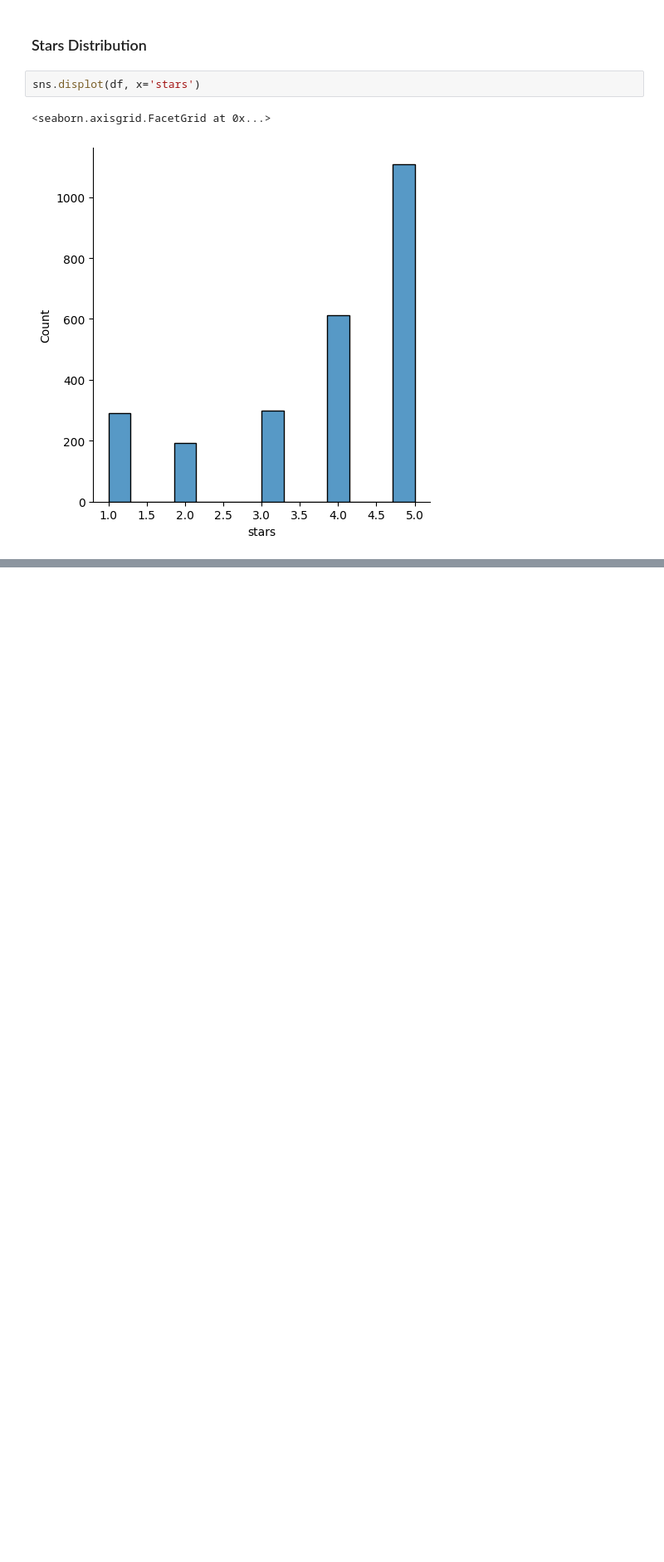
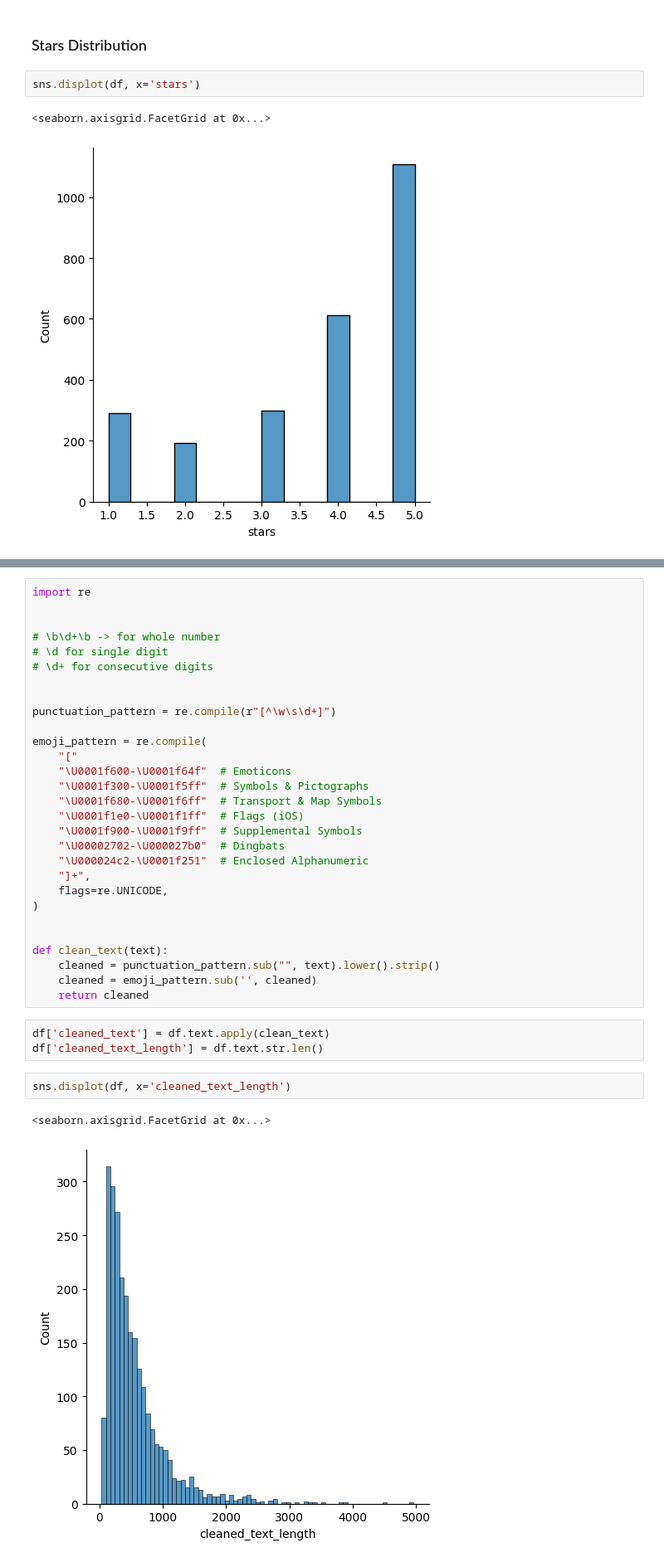
Before and after one commit to sid-146/streaming-and-nlp, a Jupyter notebook: src/notebooks/nlp_basics.ipynb, the cells around one changed output, grey strips where cells are left out. Shown at 83% size. Cells and saved outputs as stored; diff of their text form; blank space fills up the shorter version.

```diff
--- a/src/notebooks/nlp_basics.ipynb
+++ b/src/notebooks/nlp_basics.ipynb
@@ -72,0 +82,37 @@ sns.catplot(df, x='stars', y='comment_length')
+# %%
+import re
+
+
+# \b\d+\b -> for whole number
+# \d for single digit
+# \d+ for consecutive digits
+
+
+punctuation_pattern = re.compile(r"[^\w\s\d+]")
+
+emoji_pattern = re.compile(
+    "["
+    "\U0001f600-\U0001f64f"  # Emoticons
+    "\U0001f300-\U0001f5ff"  # Symbols & Pictographs
+    "\U0001f680-\U0001f6ff"  # Transport & Map Symbols
+    "\U0001f1e0-\U0001f1ff"  # Flags (iOS)
+    "\U0001f900-\U0001f9ff"  # Supplemental Symbols
+    "\U00002702-\U000027b0"  # Dingbats
+    "\U000024c2-\U0001f251"  # Enclosed Alphanumeric
+    "]+",
+    flags=re.UNICODE,
+)
+
+
+def clean_text(text):
+    cleaned = punctuation_pattern.sub("", text).lower().strip()
+    cleaned = emoji_pattern.sub('', cleaned)
+    return cleaned
+# %%
+df['cleaned_text'] = df.text.apply(clean_text)
+df['cleaned_text_length'] = df.text.str.len()
+# %%
+sns.displot(df, x='cleaned_text_length')
+# %% [output]
+<seaborn.axisgrid.FacetGrid at 0x...>
+[figure, added]
```
Also changed, not shown: parts of 4 cells of this notebook.
